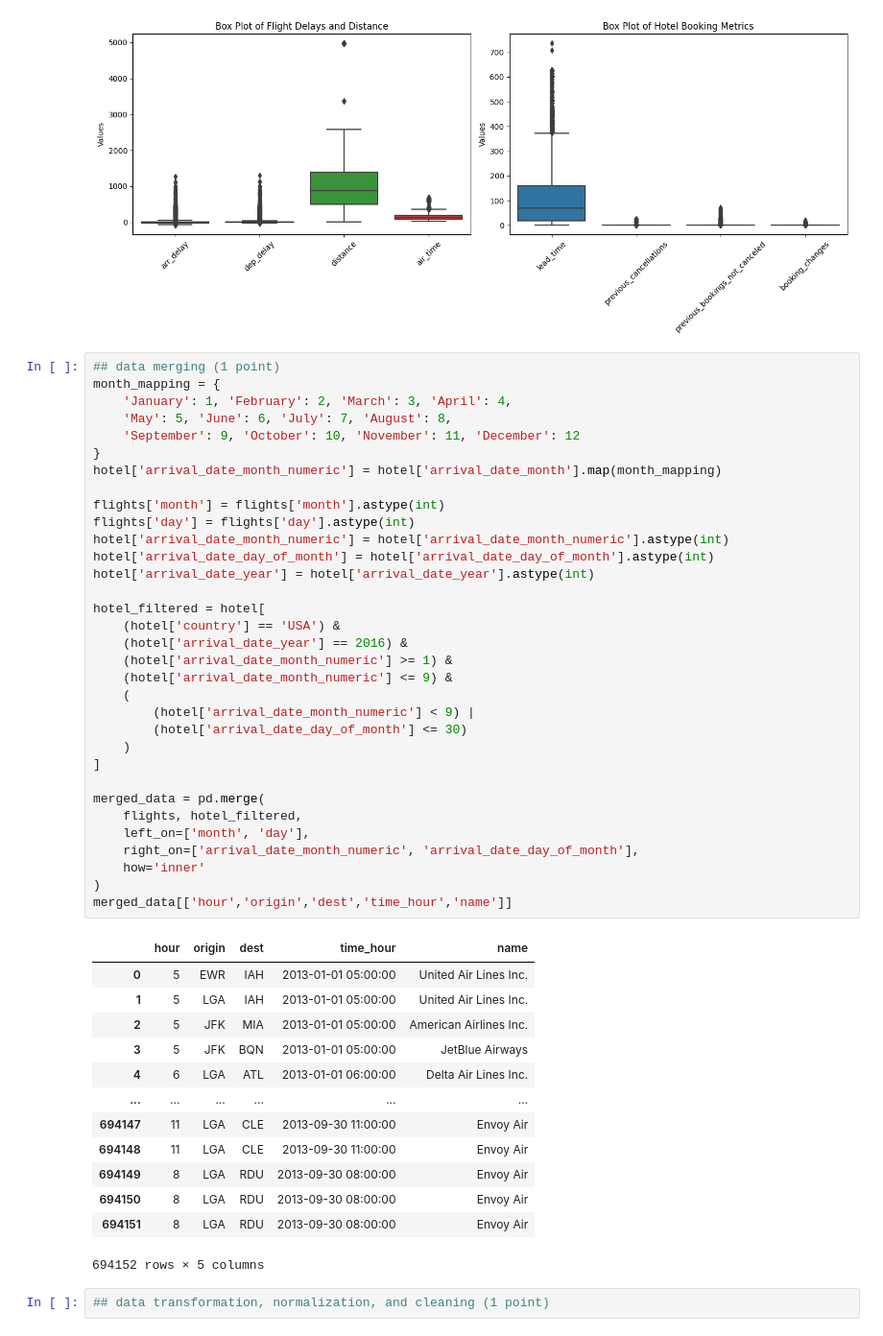
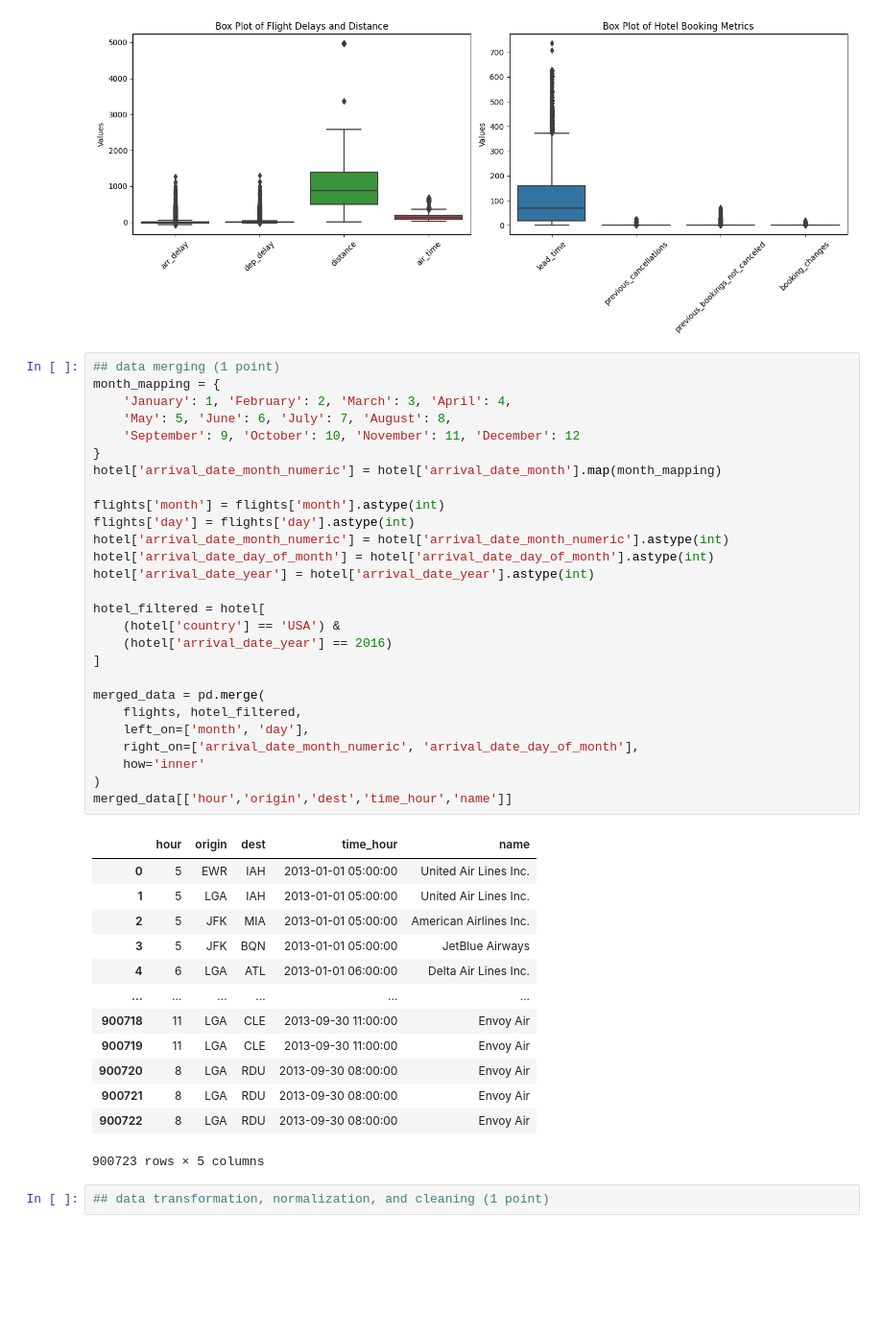
Before and after one commit to ConorJones05/STOR320_Final, a Jupyter notebook: EDA Template.ipynb, the cells around one changed output. Shown at 96% size. Cells and saved outputs as stored; diff of their text form; blank space fills up the shorter version.

```diff
--- a/EDA Template.ipynb
+++ b/EDA Template.ipynb
@@ -123,46 +124,40 @@ month_mapping = {
     'May': 5, 'June': 6, 'July': 7, 'August': 8,
     'September': 9, 'October': 10, 'November': 11, 'December': 12
 }
 hotel['arrival_date_month_numeric'] = hotel['arrival_date_month'].map(month_mapping)
 
 flights['month'] = flights['month'].astype(int)
 flights['day'] = flights['day'].astype(int)
 hotel['arrival_date_month_numeric'] = hotel['arrival_date_month_numeric'].astype(int)
 hotel['arrival_date_day_of_month'] = hotel['arrival_date_day_of_month'].astype(int)
 hotel['arrival_date_year'] = hotel['arrival_date_year'].astype(int)
 
 hotel_filtered = hotel[
     (hotel['country'] == 'USA') &
-    (hotel['arrival_date_year'] == 2016) &
-    (hotel['arrival_date_month_numeric'] >= 1) &
-    (hotel['arrival_date_month_numeric'] <= 9) &
-    (
-        (hotel['arrival_date_month_numeric'] < 9) |
-        (hotel['arrival_date_day_of_month'] <= 30)
-    )
+    (hotel['arrival_date_year'] == 2016)
 ]
 
 merged_data = pd.merge(
     flights, hotel_filtered,
     left_on=['month', 'day'],
     right_on=['arrival_date_month_numeric', 'arrival_date_day_of_month'],
     how='inner'
 )
 merged_data[['hour','origin','dest','time_hour','name']]
 # %% [output]
 |  | hour | origin | dest | time_hour | name |
 | 0 | 5 | EWR | IAH | 2013-01-01 05:00:00 | United Air Lines Inc. |
 | 1 | 5 | LGA | IAH | 2013-01-01 05:00:00 | United Air Lines Inc. |
 | 2 | 5 | JFK | MIA | 2013-01-01 05:00:00 | American Airlines Inc. |
 | 3 | 5 | JFK | BQN | 2013-01-01 05:00:00 | JetBlue Airways |
 | 4 | 6 | LGA | ATL | 2013-01-01 06:00:00 | Delta Air Lines Inc. |
 | ... | ... | ... | ... | ... | ... |
-| 694147 | 11 | LGA | CLE | 2013-09-30 11:00:00 | Envoy Air |
-| 694148 | 11 | LGA | CLE | 2013-09-30 11:00:00 | Envoy Air |
-| 694149 | 8 | LGA | RDU | 2013-09-30 08:00:00 | Envoy Air |
-| 694150 | 8 | LGA | RDU | 2013-09-30 08:00:00 | Envoy Air |
-| 694151 | 8 | LGA | RDU | 2013-09-30 08:00:00 | Envoy Air |
+| 900718 | 11 | LGA | CLE | 2013-09-30 11:00:00 | Envoy Air |
+| 900719 | 11 | LGA | CLE | 2013-09-30 11:00:00 | Envoy Air |
+| 900720 | 8 | LGA | RDU | 2013-09-30 08:00:00 | Envoy Air |
+| 900721 | 8 | LGA | RDU | 2013-09-30 08:00:00 | Envoy Air |
+| 900722 | 8 | LGA | RDU | 2013-09-30 08:00:00 | Envoy Air |
-694152 rows × 5 columns
+900723 rows × 5 columns
 # %%
 ## data transformation, normalization, and cleaning (1 point)
 # %%
```
Also changed, not shown: parts of 18 cells of this notebook.
